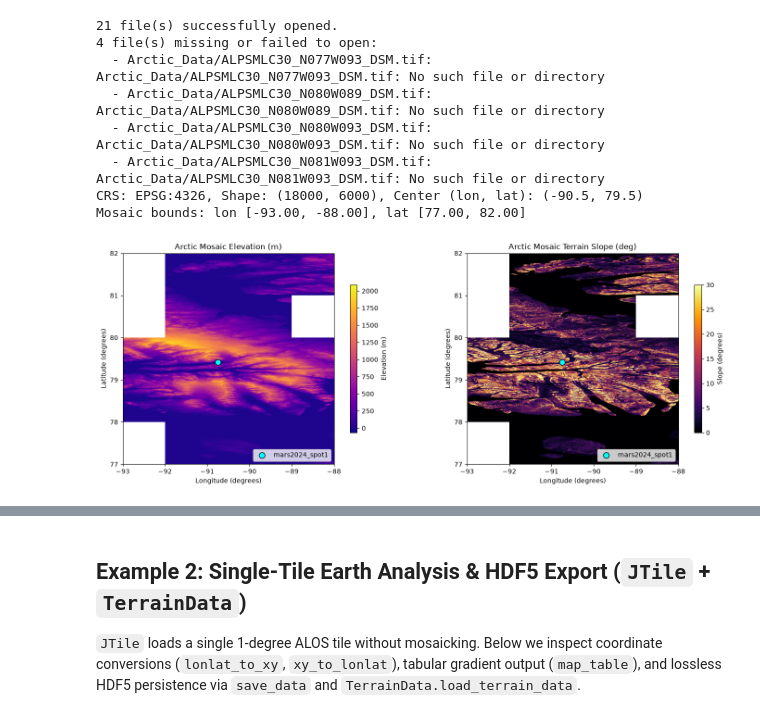
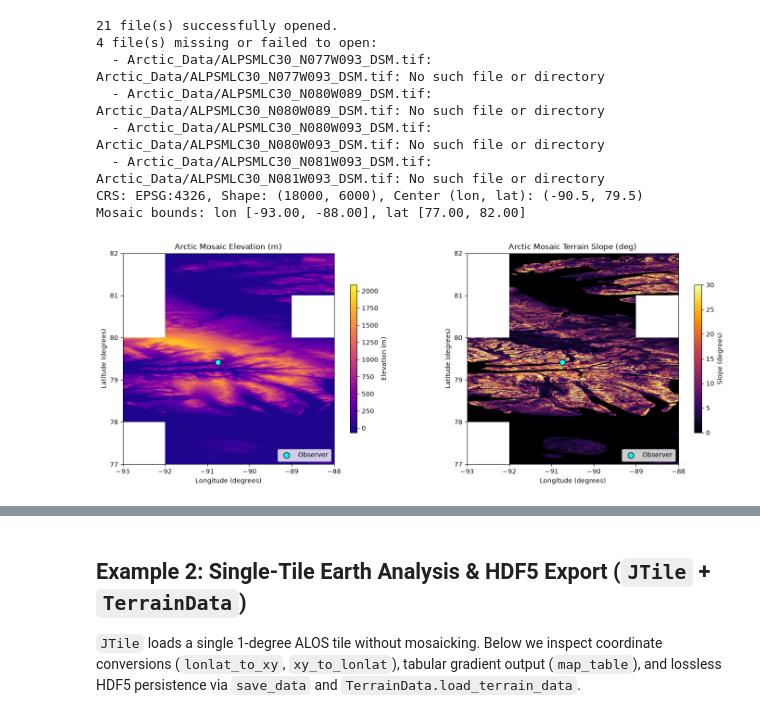
Before and after one commit to williamlee8ucb/MIST_Maps, a Jupyter notebook: ComboTile_Demo.ipynb, the cells around one changed output, grey strips where cells are left out. Saved outputs shown, nothing was run; the diff lists cells and outputs as text; code cells hidden in the pictures.

```diff
--- a/ComboTile_Demo.ipynb
+++ b/ComboTile_Demo.ipynb
@@ -39,20 +39,18 @@ Mosaic bounds: lon [-93.00, -88.00], lat [77.00, 82.00]
 # %%
 fig, (ax1, ax2) = plt.subplots(1, 2, figsize=(15, 5.5))
 
-arctic.plot_map(ax=ax1)
-ax1.scatter(obs_lon, obs_lat, color="cyan", edgecolor="black", s=80, zorder=5, label="mars2024_spot1")
+arctic.plot_map(ax=ax1, observer=(obs_lon, obs_lat))
 ax1.set_title("Arctic Mosaic Elevation (m)")
 ax1.legend(loc="lower right")
 
-arctic.plot_slope(want_log=False, ax=ax2, vmax=30.0)
-ax2.scatter(obs_lon, obs_lat, color="cyan", edgecolor="black", s=80, zorder=5, label="mars2024_spot1")
+arctic.plot_slope(want_log=False, ax=ax2, vmax=30.0, observer=(obs_lon, obs_lat))
 ax2.set_title("Arctic Mosaic Terrain Slope (deg)")
 ax2.legend(loc="lower right")
 
 plt.tight_layout()
 plt.show()
 # %% [output]
-[figure, old version]
+[figure, new version]
 # %%
 az_centers, max_elev, max_r, max_z, max_coords = arctic.max_elev_enu(
     bin_width=5.0,
```
Also changed, not shown: parts of 6 cells of this notebook, 6 other files.
